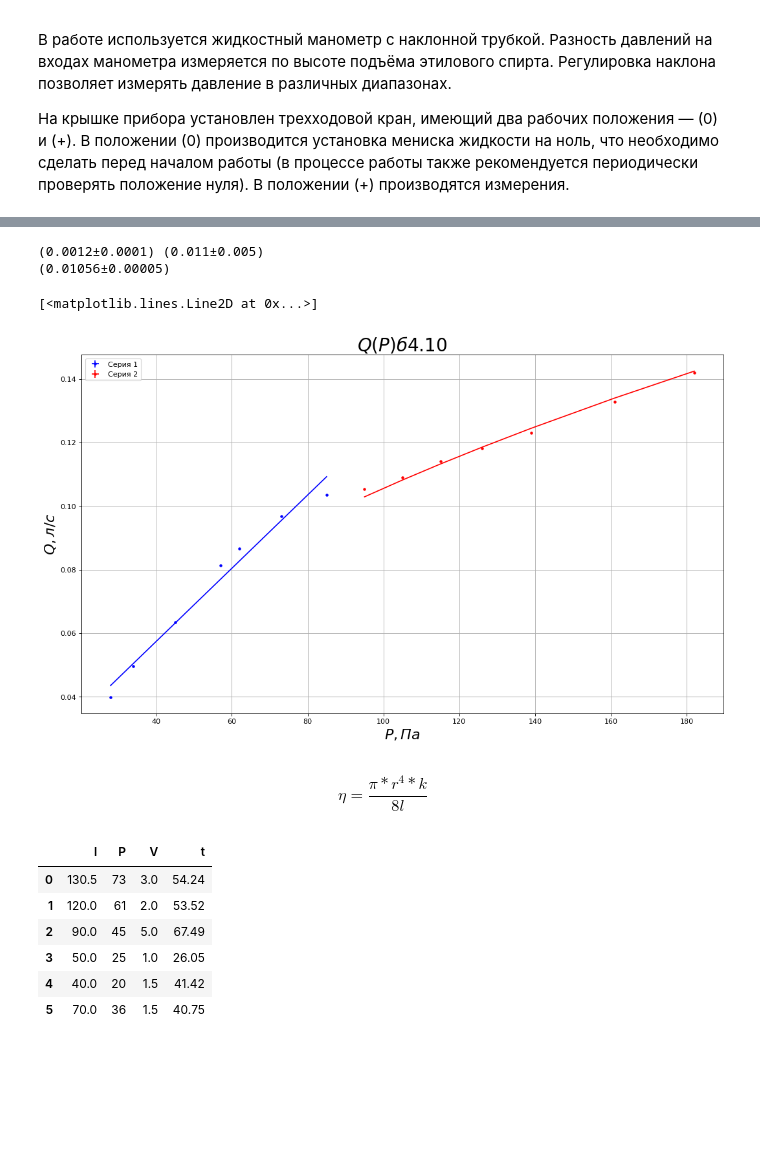
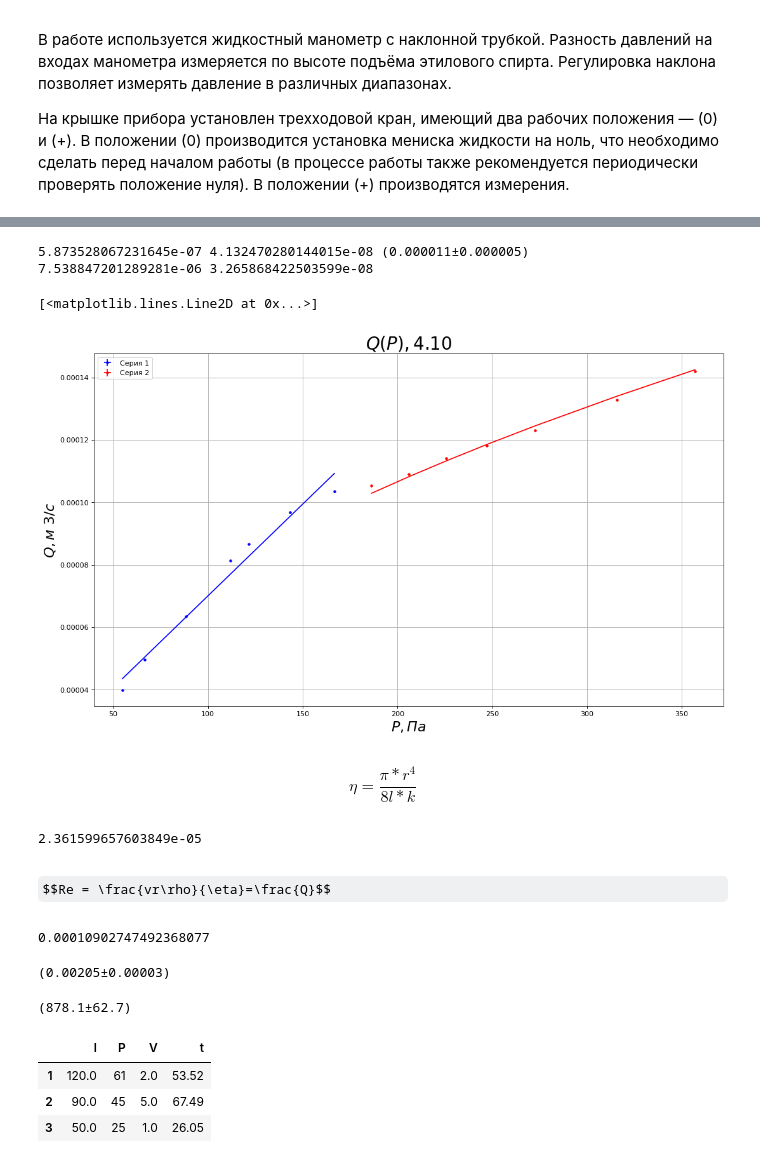
Before and after one commit to skolkovo-bba/labs2, a Jupyter notebook: 1.3.3/lab133.ipynb, the cells around one changed output, grey strips where cells are left out. Saved outputs shown, nothing was run; the diff lists cells and outputs as text; code cells hidden in the pictures; some formulas as TeX source; blank space fills up the shorter version.

```diff
--- a/1.3.3/lab133.ipynb
+++ b/1.3.3/lab133.ipynb
@@ -60,7 +71,10 @@ $$a\approx 0.2rRe$$
 # %%
 m = pd.read_csv("data1.csv")
 m = m.drop(labels = [5, 6, 9, 12],axis = 0)
+m["V"] = m["V"] / 1000
 m["y"] = m["V"] / m["T"]
+m["P"] = m["P"] * 9.80665 * 0.2
 m = m.sort_values(by=['P'], ascending=True)
 a = m[:7]
 b = m[7:]
+Q = m["y"][8]
@@ -67,46 +92,65 @@ b = m[7:]
 # %%
 plt.figure(figsize=(16, 9), dpi=80)
 
-plt.errorbar(x=a["P"].agg(lb.get_var), y=a["y"].agg(lb.get_var), xerr=a["P"].agg(lb.get_err), yerr=a["y"].agg(lb.get_err),
+plt.errorbar(x=a["P"].agg(lb.var), y=a["y"].agg(lb.var), xerr=a["P"].agg(lb.err), yerr=a["y"].agg(lb.err),
  fmt='.', label='Серия 1', color="blue")
-plt.errorbar(x=b["P"].agg(lb.get_var), y=b["y"].agg(lb.get_var), xerr=b["P"].agg(lb.get_err), yerr=b["y"].agg(lb.get_err),
+plt.errorbar(x=b["P"].agg(lb.var), y=b["y"].agg(lb.var), xerr=b["P"].agg(lb.err), yerr=b["y"].agg(lb.err),
  fmt='.', label='Серия 2', color="red")
 
-plt.title(r"$Q(P)б 4.10$", fontsize=25)
+plt.title(r"$Q(P), 4.10$", fontsize=25)
 plt.xlabel(r"$P, Па$", fontsize=20)
-plt.ylabel(r"$Q, л/c$", fontsize=20)
+plt.ylabel(r"$Q, м ^ 3/c$", fontsize=20)
 plt.grid(True)
 plt.legend()
 
-k, de = lb.curve_fit(xdata=a["P"], ydata=a["y"])
-print(k, de)
+k, de = lb.curve_fit(a["P"], a["y"])
+print(lb.var(k), lb.err(k), de)
 plt.plot(a["P"], lb.line(a["P"], k, de), label="Зависимость 1", color="blue")
 
 def root(x, a):
     return a * x ** 0.5
 
-params, cov = curve_fit(root, xdata=b["P"].agg(lb.get_var), ydata=b["y"].agg(lb.get_var))
-k = lb.Value(params[0], np.sqrt(cov[0][0]))
-print(k)
-plt.plot(b["P"].agg(lb.get_var), root(b["P"].agg(lb.get_var), lb.get_var(k)), label="Зависимость 2", color="red")
+params, cov = curve_fit(root, xdata=b["P"].agg(lb.var), ydata=b["y"].agg(lb.var))
+k1 = lb.Value(params[0], np.sqrt(cov[0][0]))
+print(lb.var(k1), lb.err(k1))
+plt.plot(b["P"].agg(lb.var), root(b["P"].agg(lb.var), lb.var(k1)), label="Зависимость 2", color="red")
 # %% [output]
-(0.0012±0.0001) (0.011±0.005)
-(0.01056±0.00005)
+5.873528067231645e-07 4.132470280144015e-08 (0.000011±0.000005)
+7.538847201289281e-06 3.265868422503599e-08
 [<matplotlib.lines.Line2D at 0x...>]
-[figure, old version]
+[figure, new version]
 # %% [markdown]
-$$\eta = \frac{\pi*r^4*k}{8l}$$
+$$\eta = \frac{\pi*r^4}{8l * k}$$
+# %%
+eta=(lb.pi * r1 ** 4 / (8 * l) / k)
+print(lb.var(eta))
+# %% [output]
+2.361599657603849e-05
+# %% [markdown]
+$$Re = \frac{vr\rho}{\eta}=\frac{Q}$$
+# %%
+Q
+# %% [output]
+0.00010902747492368077
+# %%
+r1
+# %% [output]
+(0.00205±0.00003)
+# %%
+Q * 1.225 / (lb.pi * r1 * eta)
+# %% [output]
+(878.1±62.7)
 # %%
 m = pd.read_csv("data2.csv")
+m = m.drop(4)
+m = m.drop(5)
+m = m.drop(0)
 m
 # %% [output]
 |  | l | P | V | t |
-| 0 | 130.5 | 73 | 3.0 | 54.24 |
 | 1 | 120.0 | 61 | 2.0 | 53.52 |
 | 2 | 90.0 | 45 | 5.0 | 67.49 |
 | 3 | 50.0 | 25 | 1.0 | 26.05 |
-| 4 | 40.0 | 20 | 1.5 | 41.42 |
-| 5 | 70.0 | 36 | 1.5 | 40.75 |
 # %%
 plt.figure(figsize=(3.5,3.5), dpi=250)
 plt.ylabel("$P$, Па ")
```
Also changed, not shown: parts of 3 cells of this notebook, 2 other files.
